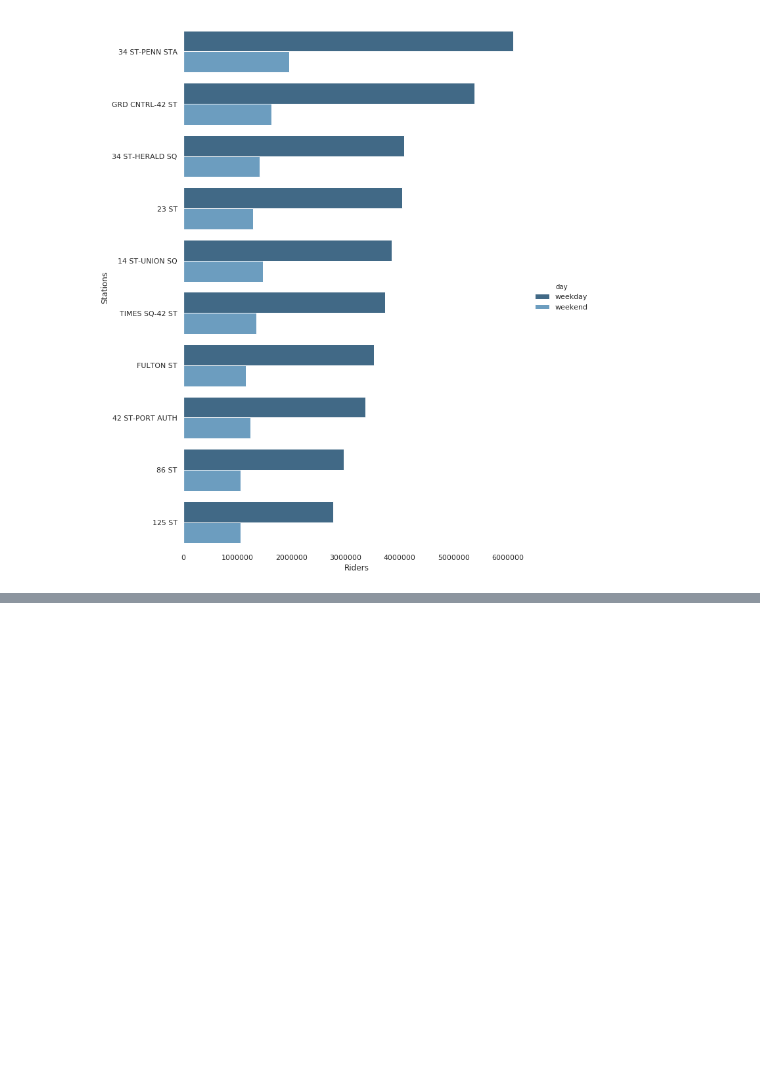
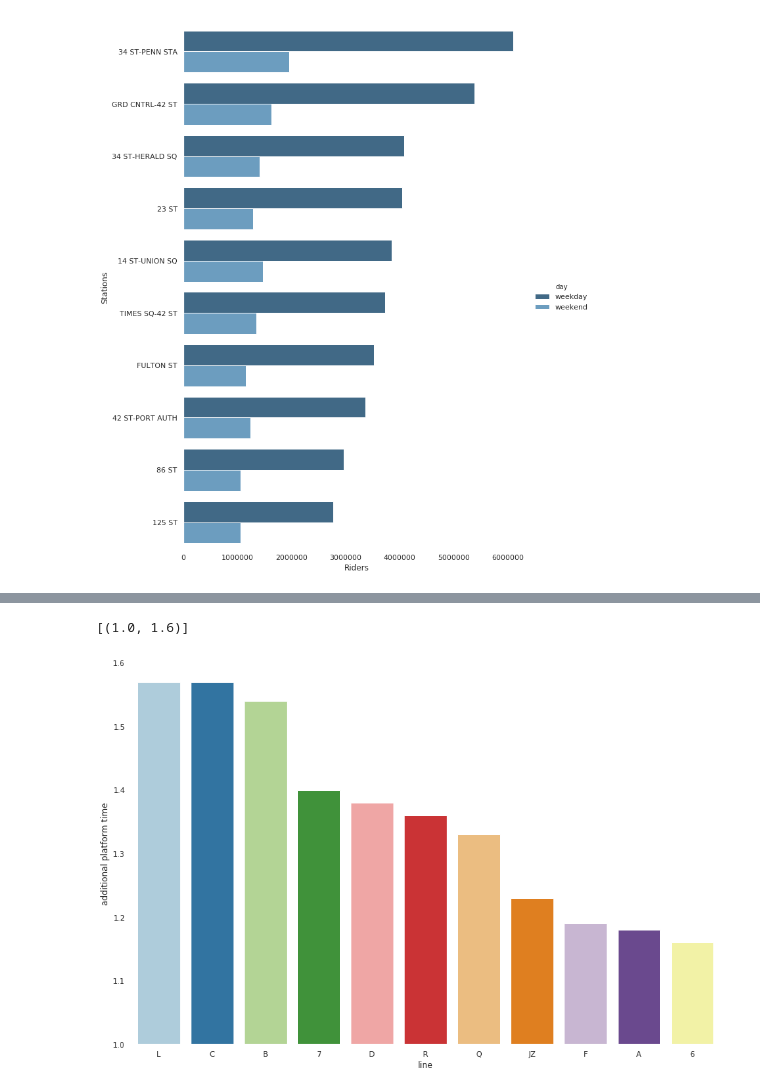
Before and after one commit to marcmuon/mta_turnstile_eda, a Jupyter notebook: MTA_entry_daily_eda_CHARTS.ipynb, the cells around one changed output, grey strips where cells are left out. Saved outputs shown, nothing was run; the diff lists cells and outputs as text; code cells hidden in the pictures; blank space fills up the shorter version.

Commit message:
add chart for above expected platform wait time by line

```diff
--- a/MTA_entry_daily_eda_CHARTS.ipynb
+++ b/MTA_entry_daily_eda_CHARTS.ipynb
@@ -231,0 +235,2 @@ ax.set_axis_labels("Riders", "Stations") #doesn't seem to be a set title in catp
+# %%
+wait = pd.read_csv('../data/avgwait.csv')
@@ -231,0 +252,15 @@ ax.set_axis_labels("Riders", "Stations") #doesn't seem to be a set title in catp
+# %%
+#topten_twomonth_wknd['avg_entries'] = topten_twomonth_wknd['2months'] / 17
+plt.figure(figsize=(15,10))
+#ax = sns.barplot(x='avg_entries',y='Station',data=topten_twomonth_wknd, palette="Blues_d")
+sns.set(rc={'axes.facecolor':'white' })
+#ax.set(xlabel='Riders', ylabel='Stations')
+ax.set_title('2-Month Ridership Averages Weekend')
+ax.set_xlabel("Line",fontsize=30)
+ax.set_ylabel("Additional Platform Time",fontsize=30)
+
+ax = sns.barplot(x="line", y="additional platform time", data=wait, palette="Paired")
+ax.set(ylim=(1.0, 1.6))
+# %% [output]
+[(1.0, 1.6)]
+[figure, added]
```
Also changed, not shown: parts of 2 cells of this notebook.
